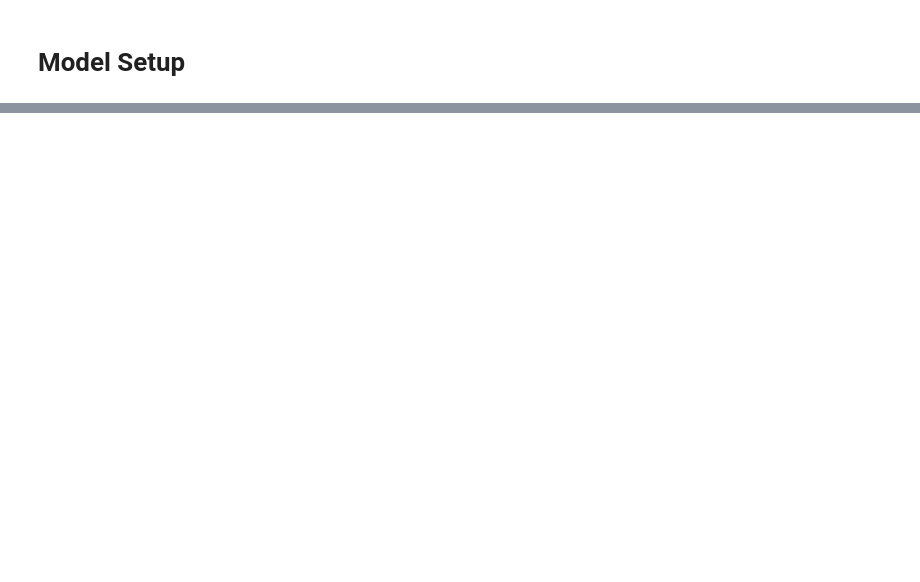
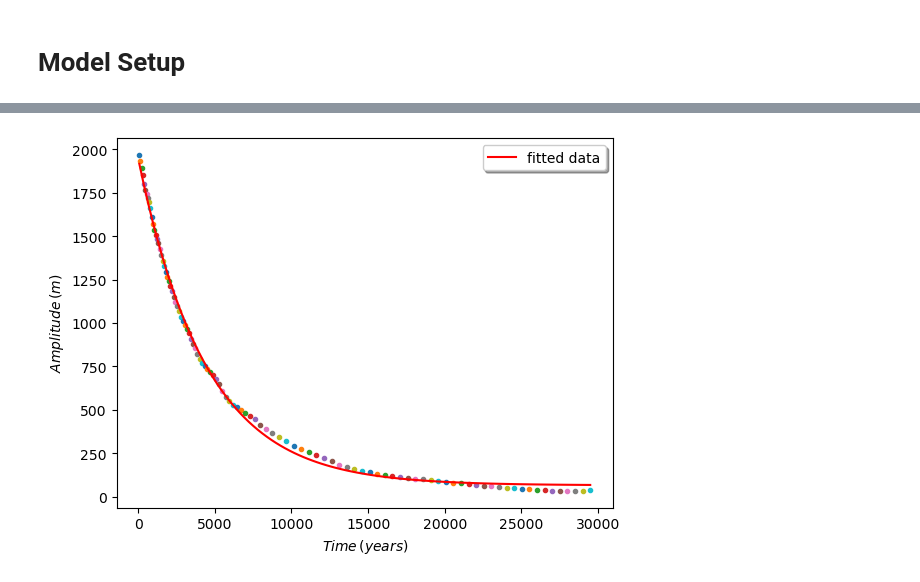
Before and after one commit to maxrudolph/gerya-julia, a Jupyter notebook: thickeningTest.ipynb, the cells around one changed output, grey strips where cells are left out. Cells and saved outputs as stored; diff of their text form; code cells hidden in the pictures; blank space fills up the shorter version.

```diff
--- a/thickeningTest.ipynb
+++ b/thickeningTest.ipynb
@@ -473,3 +445,7 @@ Finished Step 2 time=0.1140063958869848 kyr
+# %%
+fitting_data(topography,times,100)
+# %% [output]
+[figure, added]
 # %%
 println("The maximum total initial thickness of the icy shell is ",@sprintf("%.3g",maximum(i_ocean_ice_interface-i_air_ice_interface)/1000),"(km)")
 i_ice_avg = mean(i_ocean_ice_interface-i_air_ice_interface)
```
Also changed, not shown: parts of 19 cells of this notebook, 27 other files.
